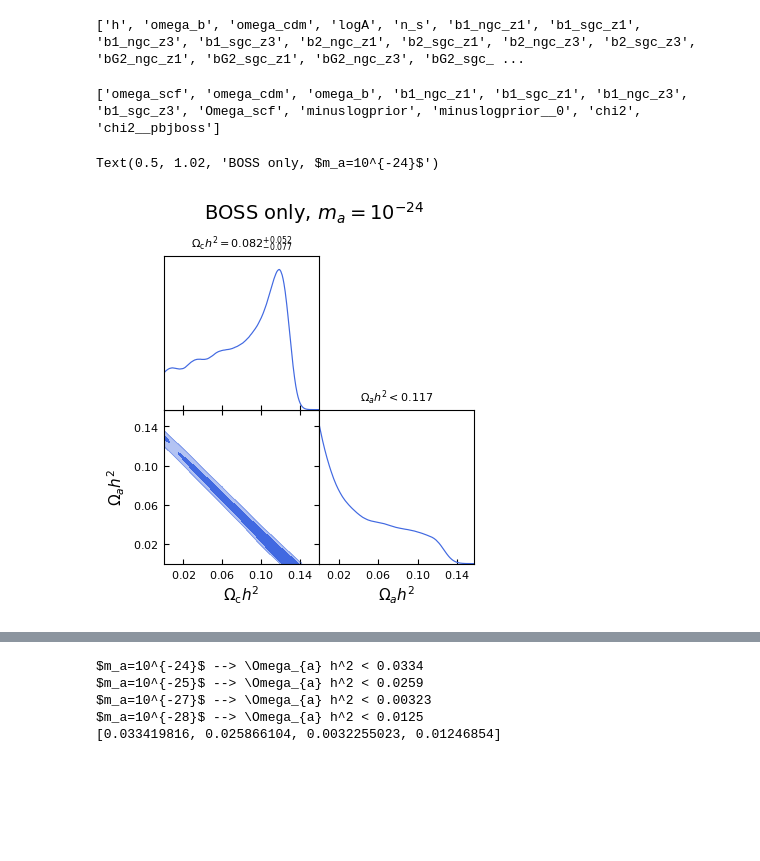
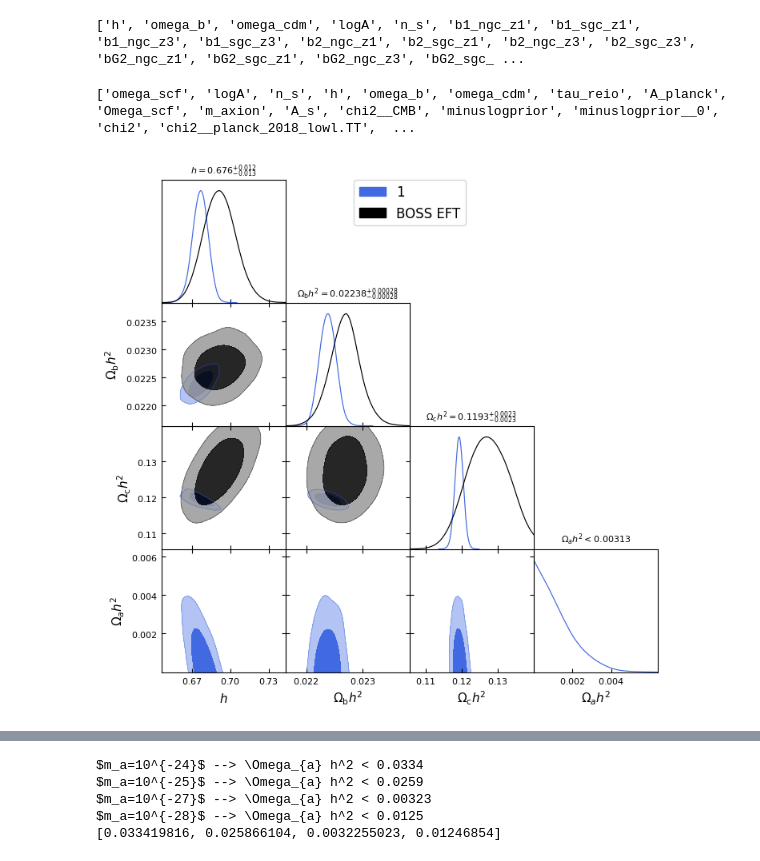
Before and after one commit to fverd/cobaya, a Jupyter notebook: FRA/analyze-chain.ipynb, the cells around one changed output, grey strips where cells are left out. Cells and saved outputs as stored; diff of their text form; code cells hidden in the pictures; blank space fills up the shorter version.

```diff
--- a/FRA/analyze-chain.ipynb
+++ b/FRA/analyze-chain.ipynb
@@ -16,26 +16,24 @@ boss_planck.label='Planck + BOSS'
 # %% [output]
 ['h', 'omega_b', 'omega_cdm', 'logA', 'n_s', 'b1_ngc_z1', 'b1_sgc_z1', 'b1_ngc_z3', 'b1_sgc_z3', 'b2_ngc_z1', 'b2_sgc_z1', 'b2_ngc_z3', 'b2_sgc_z3', 'bG2_ngc_z1', 'bG2_sgc_z1', 'bG2_ngc_z3', 'bG2_sgc_ ...
 # %%
-chain1 = load_samples('/home/fverdian/cobaya/chains/axclass_24_new/chain', to_getdist=True)
+chain1 = load_samples('/home/fverdian/cobaya/chains-ulysses/Ax_planck_m27/chain', to_getdist=True)
 chain1.label=r'1'
 # p=chain1.getParams()
 # boss_fx.addDerived(p.omega_chi*93.14, name='M', label=r'Mnu', range=[0.,None])
 print([pn.name for pn in chain1.paramNames.names])
 
 # chain2 = load_samples('/home/fverdian/cobaya/chains/AxiCLASSasnu/chain', to_getdist=True)
 # chain2.label=r'$m_a=10^{-26}$'
 # print([pn.name for pn in boss_br.paramNames.names])
 
-pars_toplot =['omega_cdm','omega_scf']
+pars_toplot =['h', 'omega_b', 'omega_cdm', 'omega_scf']
 gdplot = gdplt.get_subplot_plotter()
 gdplot.settings.linewidth=1.5
 gdplot.settings.legend_fontsize=15
 
-gdplot.triangle_plot([chain1],  pars_toplot, contour_colors=['royalblue','k'], title_limit=2, filled=True)
+gdplot.triangle_plot([chain1, boss_full],  pars_toplot, contour_colors=['royalblue','k'], title_limit=2, filled=True)
 # gdplot.finish_plot(no_tight=True)
-gdplot.fig.text(0.5, 1.02, r'BOSS only, $m_a=10^{-24}$', ha='center', va='top', fontsize=14)
 # %% [output]
-['omega_scf', 'omega_cdm', 'omega_b', 'b1_ngc_z1', 'b1_sgc_z1', 'b1_ngc_z3', 'b1_sgc_z3', 'Omega_scf', 'minuslogprior', 'minuslogprior__0', 'chi2', 'chi2__pbjboss']
+['omega_scf', 'logA', 'n_s', 'h', 'omega_b', 'omega_cdm', 'tau_reio', 'A_planck', 'Omega_scf', 'm_axion', 'A_s', 'chi2__CMB', 'minuslogprior', 'minuslogprior__0', 'chi2', 'chi2__planck_2018_lowl.TT',  ...
-Text(0.5, 1.02, 'BOSS only, $m_a=10^{-24}$')
-[figure, old version]
+[figure, new version]
 # %%
```
Also changed, not shown: parts of 2 cells of this notebook, 9 other files.
